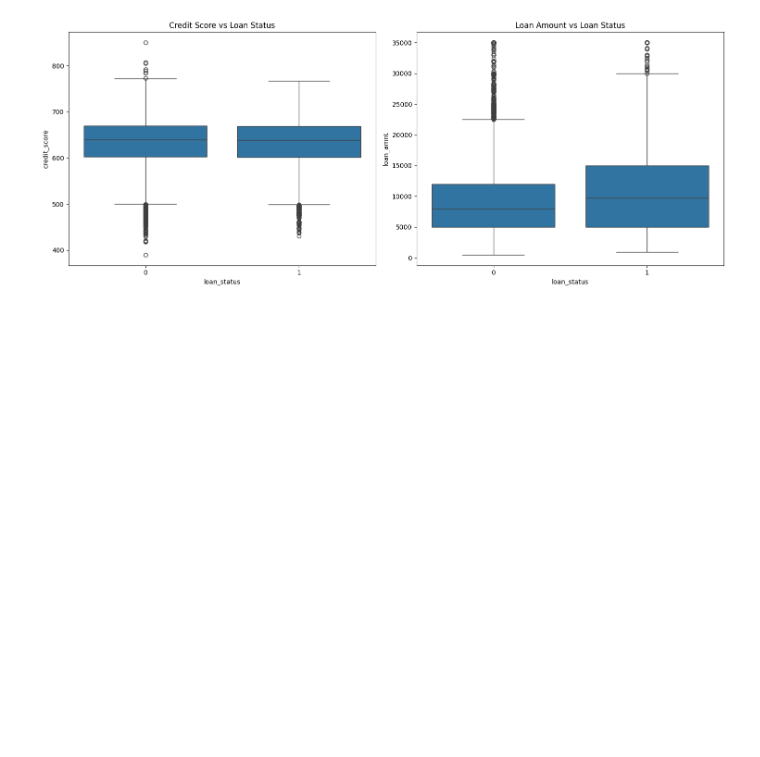
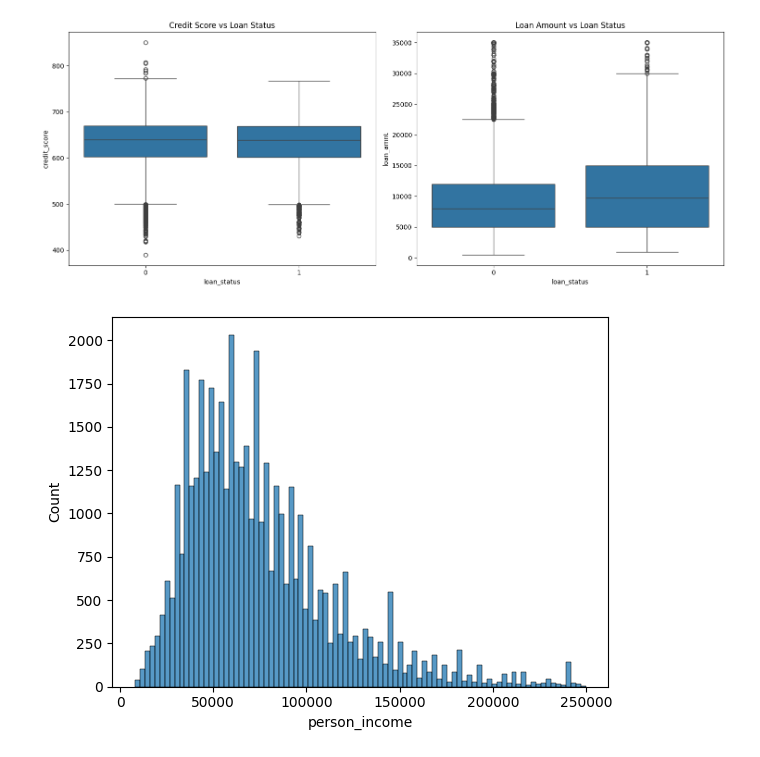
Before and after one commit to WuDuncan/loan_approval-classification, a Jupyter notebook: loan_approval.ipynb, the cells around one changed output. Drawn from its saved outputs; the diff is of its cells as text; code cells hidden in the pictures; blank space fills up the shorter version.

```diff
--- a/loan_approval.ipynb
+++ b/loan_approval.ipynb
@@ -22,7 +22,7 @@ print(os.listdir("/kaggle/input/loan-approval-classification-data"))
 # %% [output]
 ['loan_data.csv']
 # %%
-df = pd.read_csv("/kaggle/input/loan-approval-classification-data/loan_data.csv")
+df = pd.read_csv("/root/.cache/kagglehub/datasets/taweilo/loan-approval-classification-data/versions/1/loan_data.csv")
 
 df.head()
 # %% [output]
@@ -82,3 +74,9 @@ memory usage: 4.8+ MB
+# %%
+age_median = df[df['person_age'] <= 100]['person_age'].median()
+emp_exp_median = df[df['person_emp_exp'] <= 60]['person_emp_exp'].median()
+
+df.loc[df['person_age'] > 100, 'person_age'] = age_median
+df.loc[df['person_emp_exp'] > 60, 'person_emp_exp'] = emp_exp_median
 # %%
 print(df.isnull().sum())
 # %% [output]
@@ -114,3 +112,8 @@ plt.tight_layout()
 plt.show()
 # %% [output]
 [figure]
+# %%
+sns.histplot(data = df[df['person_income'] < 250000], x = 'person_income')
+plt.show()
+# %% [output]
+[figure, added]
```
Also changed, not shown: parts of 16 cells of this notebook.
